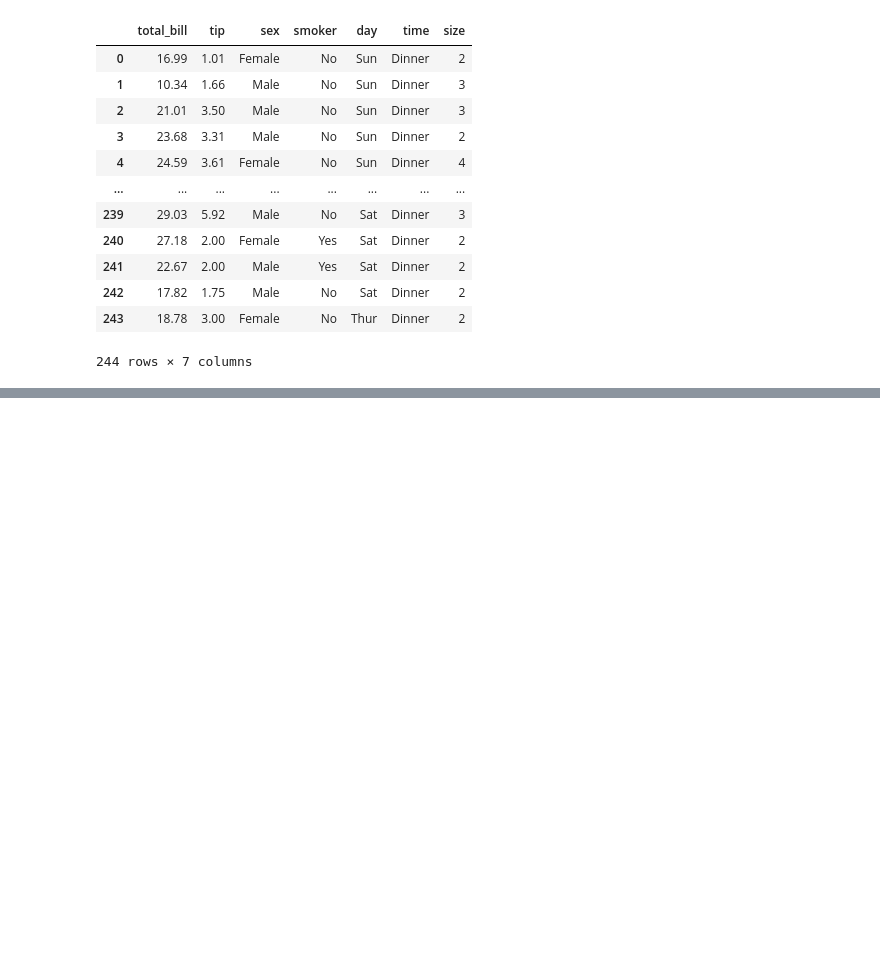
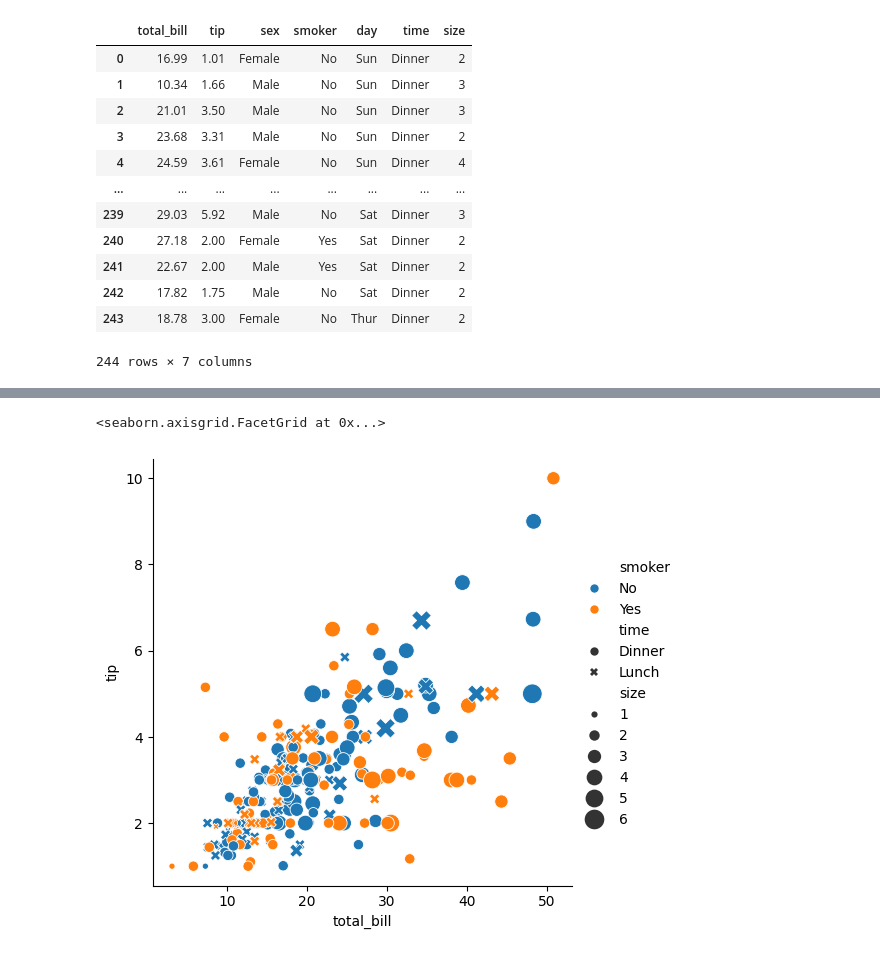
Before and after one commit to Ranajit2005/Python_my_notes, a Jupyter notebook: Seaborn/1_Relational_Plot.ipynb, the cells around one changed output, grey strips where cells are left out. Saved outputs shown, nothing was run; the diff lists cells and outputs as text; code cells hidden in the pictures; blank space fills up the shorter version.

```diff
--- a/Seaborn/1_Relational_Plot.ipynb
+++ b/Seaborn/1_Relational_Plot.ipynb
@@ -66,0 +89,7 @@ tips
+# %%
+# relplot -> figure level -> square shape
+sns.relplot(data=tips,x='total_bill',y='tip',kind='scatter',hue='smoker',style='time',size='size',sizes=(20,200))
+# here the function name is relplot and kind is scatter
+# %% [output]
+<seaborn.axisgrid.FacetGrid at 0x...>
+[figure, added]
```
Also changed, not shown: parts of 13 cells of this notebook, 1 other file.
